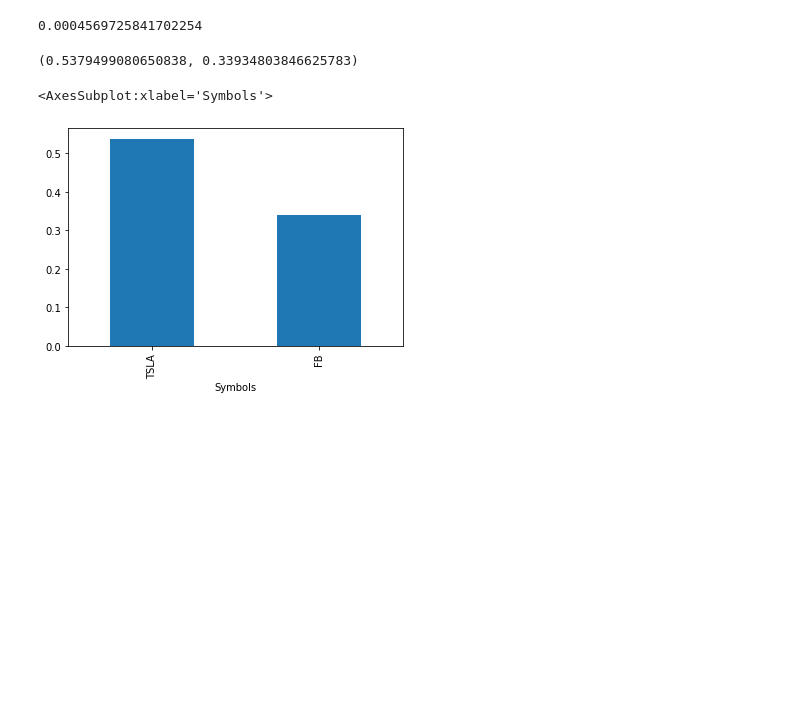
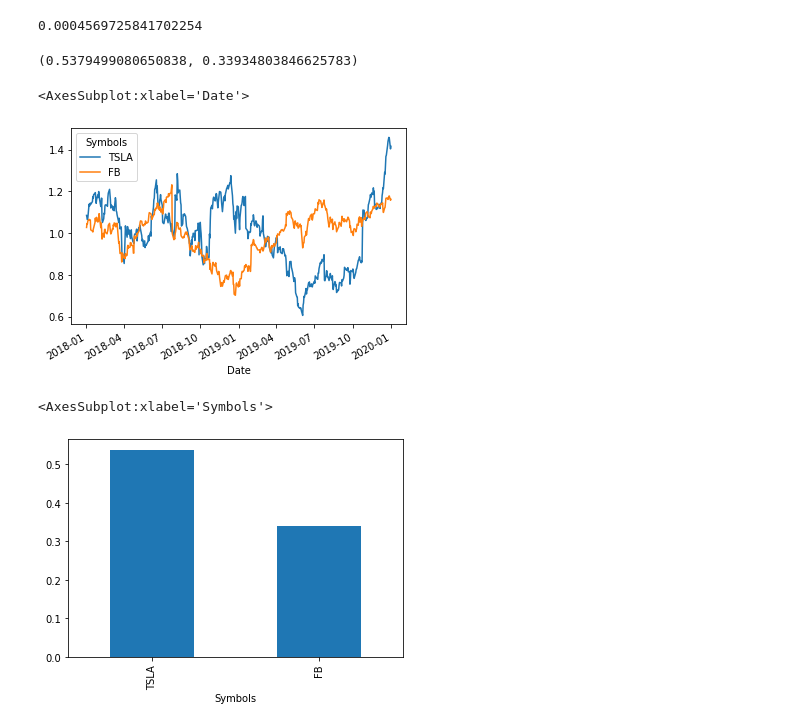
Before and after one commit to NotAlvin/Basic-Portfolio-Optimization-in-Python, a Jupyter notebook: Portfolio Optimization Demonstration.ipynb, the cells around one changed output. Drawn from its saved outputs; the diff is of its cells as text; code cells hidden in the pictures; blank space fills up the shorter version.

```diff
--- a/Portfolio Optimization Demonstration.ipynb
+++ b/Portfolio Optimization Demonstration.ipynb
@@ -82,5 +82,17 @@ To convert it to annual standard deviation we multiply the variance by 252.
 # %% [output]
 (0.5379499080650838, 0.33934803846625783)
+# %%
+# Historic Price change of both stocks (Normalised)
+tsla_mean = test['TSLA'].mean()
+fb_mean = test['FB'].mean()
+test_n = test
+test_n['TSLA'] = test['TSLA'].apply(lambda x: x/tsla_mean)
+test_n['FB'] = test['FB'].apply(lambda x: x/fb_mean)
+
+test_n[['TSLA','FB']].plot()
+# %% [output]
+<AxesSubplot:xlabel='Date'>
+[figure, added]
 # %%
 # Volatility of both stocks
 test.pct_change().apply(lambda x: np.log(1+x)).std().apply(lambda x: x*np.sqrt(trading_days)).plot(kind='bar')
```
Also changed, not shown: parts of 13 cells of this notebook, 1 other file.
